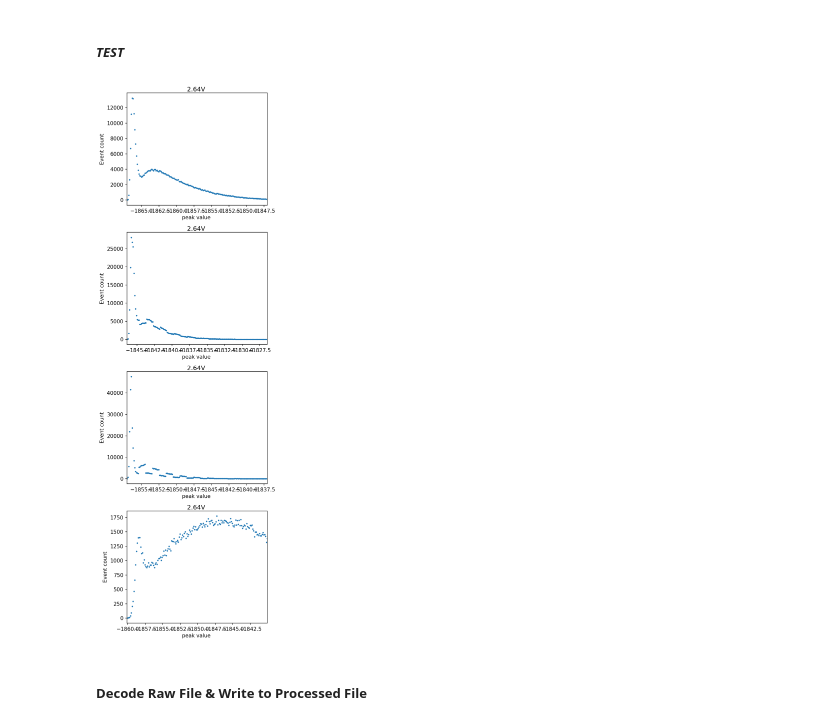
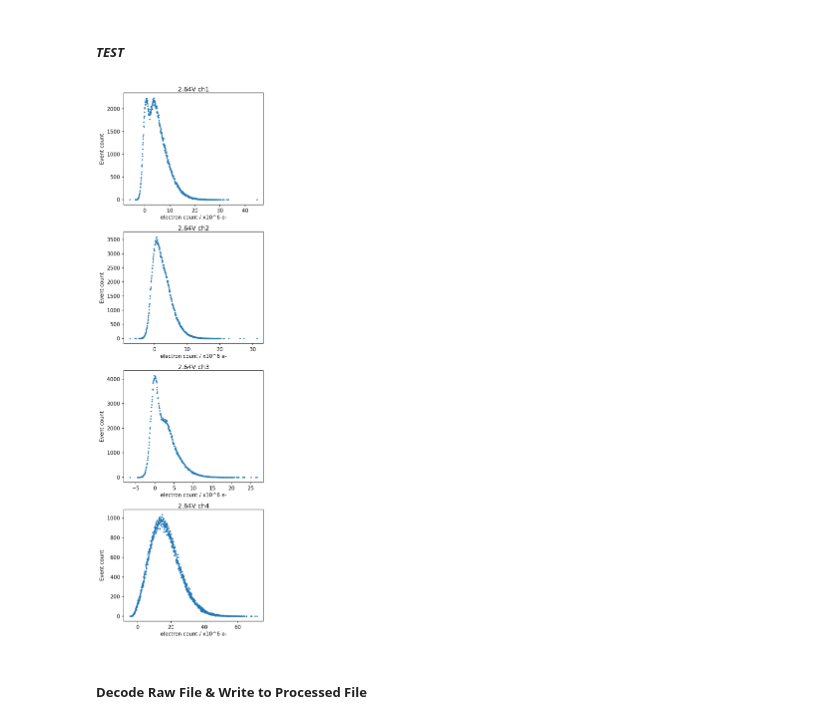
Before and after one commit to yfzhao20/PMT-Test, a Jupyter notebook: yfzhao/dist-analysis-v2.ipynb, the cells around one changed output. Saved outputs shown, nothing was run; the diff lists cells and outputs as text; code cells hidden in the pictures.

Commit message:
✨Refactoring CH_Data class.
- Test seems okay.

```diff
--- a/yfzhao/dist-analysis-v2.ipynb
+++ b/yfzhao/dist-analysis-v2.ipynb
@@ -6,17 +6,18 @@
 # %% [markdown]
 ### Packages & Basic Tools
 # %%
+import math
+import sys
+import os
+import numpy as np
 import matplotlib.pyplot as plt
-import numpy as np
 from tqdm import tqdm
+from functools import partial
 from scipy.special import factorial
 from scipy.optimize import leastsq, curve_fit, basinhopping
-import math
-from functools import partial
 from collections import Counter, defaultdict, namedtuple, OrderedDict
-import os
 
-np.set_printoptions(linewidth=1<<64)
+np.set_printoptions(linewidth=1 << 64)
 
 # Base LED Voltages:
 BASE_VOLT = range(90, 270, 30)
@@ -118,15 +119,16 @@ def update_file(file: str, data: dict[str, str]):
     update data file from given `data` dict
     """
 
-    with open(file, 'a') as nf:
-        with open(file, 'r') as f:
-            data_line = f.readlines()
-            for count, content in enumerate(data_line):
-                if (key := content[:50].strip()) in data:
-                    data_line[count + 1] = f"{data[key]}\n"
-                    data.pop(key)
-        nf.seek(0)
-        nf.truncate()
+    with open(file, 'r') as f:
+        data_line = f.readlines()
+        for count, content in enumerate(data_line):
+            if (key := content[:50].strip()) in data:
+                data_line[count + 1] = f"{data[key]}\n"
+                data.pop(key)
+        if not data_line[-1].endswith('\n'):
+            data_line.append('\n')
+
+    with open(file, 'w') as nf:
         nf.writelines(data_line)
 
         new_data = [f'{data_key}\n{value}\n' for data_key, value in data.items()]
@@ -545,4 +619,5 @@ def read_file(file: str, mode: str = 'raw'): # mode in {'raw', 'dist'}
 # %%
 fbaseline = {ch: fit_res[ch][0] * 2.64 + fit_res[ch][1] for ch in (1,2,3,4)}
 # %%
-data =  dist_from_raw(f'../../data/0710/264_850_0710V_raw_b0_seg0.bin', fbaseline)
+data = None
+data = chdata_fromraw(f'../../data/0710/264_850_0710V_raw_b0_seg0.bin', fbaseline)
@@ -551,13 +657,13 @@ data =  dist_from_raw(f'../../data/0710/264_850_0710V_raw_b0_seg0.bin', fbaselin
 # %%
 fig, ax = plt.subplots(4, 1, figsize=(6,15), dpi=150)
 for k, d in data.items():
-    # d.get_distribution()
-    d.get_peak_distribution()
-    plot_pcount(d, ax[k-1], f'2.64V ', xlim=(min(d.peak_dist.keys()), min(d.peak_dist.keys()) + 20))
+    d.get_distribution()
+    # d.get_peak_distribution()
+    plot_ecount(d, ax[k-1], f'2.64V ch{d.chn}')
 plt.tight_layout()
 plt.show()
 # %% [output]
-[figure, old version]
+[figure, new version]
 # %% [markdown]
 ##### Decode Raw File & Write to Processed File
 # %%
```
Also changed, not shown: parts of 7 cells of this notebook.
